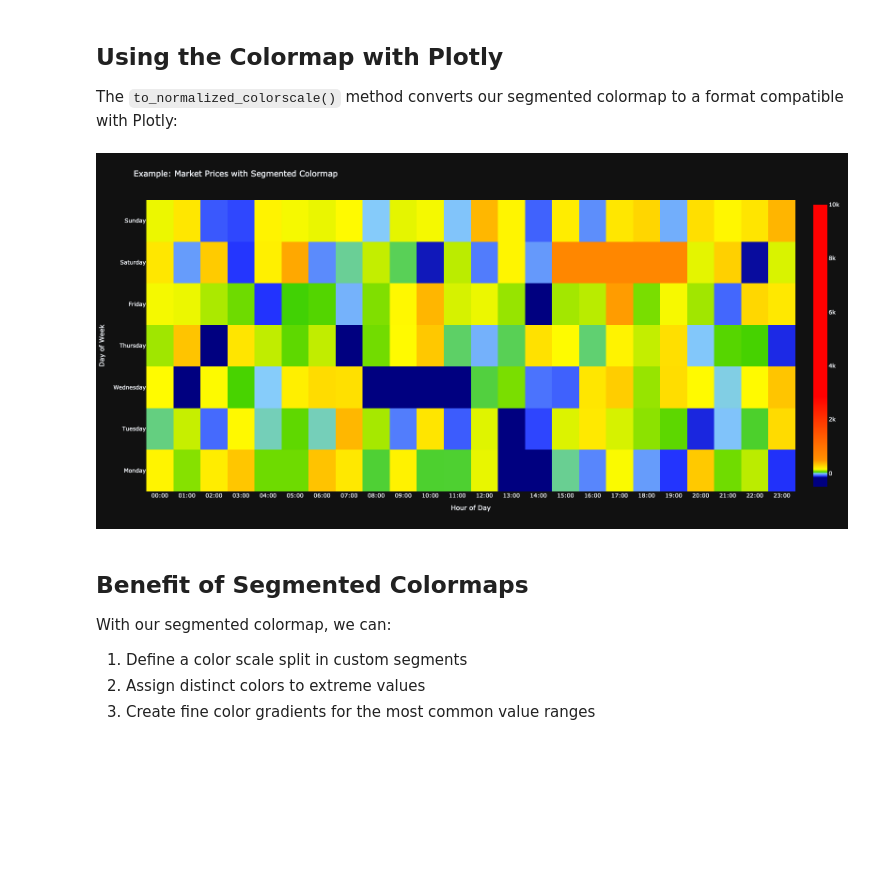
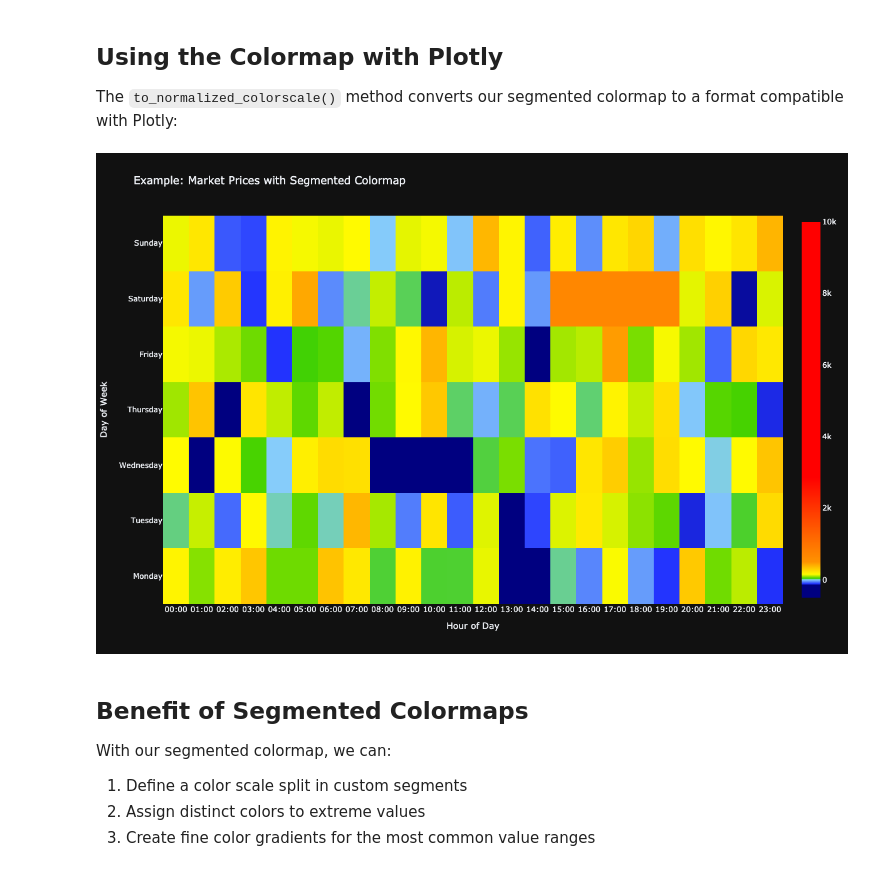
Before and after one commit to helgeesch/mescal-vanilla-studies, a Jupyter notebook: studies/study_01_intro_to_mescal/notebooks/mescal_302_segmented_colormap.ipynb, the cells around one changed output. Saved outputs shown, nothing was run; the diff lists cells and outputs as text; code cells hidden in the pictures; blank space fills up the shorter version.

```diff
--- a/studies/study_01_intro_to_mescal/notebooks/mescal_302_segmented_colormap.ipynb
+++ b/studies/study_01_intro_to_mescal/notebooks/mescal_302_segmented_colormap.ipynb
@@ -66,19 +97,16 @@ import os
 import numpy as np
 import folium
 import plotly.graph_objects as go
-import io
-from IPython.display import Image
-from PIL import Image as PILImage
 
 from mescal.visualizations.value_mapping_system import SegmentedContinuousColorscale
 from mescal.visualizations.folium_legend_system import ContinuousColorscaleLegend
 
 from vanilla.notebook_config import configure_clean_output_for_jupyter_notebook
+from vanilla.conditional_renderer import ConditionalRenderer
+
 
 configure_clean_output_for_jupyter_notebook()
-
-export_folder = 'studies/study_01_intro_to_mescal/non_versioned/output'
-os.makedirs(export_folder, exist_ok=True)
+renderer = ConditionalRenderer()
 # %%
 # Define our market price colormap segments
 price_segments = {
@@ -126,41 +146,34 @@ The `to_normalized_colorscale()` method converts our segmented colormap to a for
 # %%
 # Get the colorscale for Plotly
 plotly_colorscale = price_colorscale.to_normalized_colorscale(num_reference_points_per_segment=5)
 
 # Create some sample data with a range of price values
 np.random.seed(42)
 hours = 24
 days = 7
 z = np.random.normal(loc=100, scale=150, size=(days, hours))
 z[2, 8:12] = -200  # Add some extreme negative values
 z[5, 15:20] = 700  # Add some extreme positive values
 
 # Create a heatmap with our custom colorscale
 fig = go.Figure(data=go.Heatmap(
     z=z,
     x=[f"{h:02d}:00" for h in range(hours)],
     y=["Monday", "Tuesday", "Wednesday", "Thursday", "Friday", "Saturday", "Sunday"],
     colorscale=plotly_colorscale,
     zmin=-500,
     zmax=10000,
 ))
 
 fig.update_layout(
     title="Example: Market Prices with Segmented Colormap",
     xaxis_title="Hour of Day",
     yaxis_title="Day of Week",
 )
 
-# Save and display the image
-image_path = os.path.join(export_folder, 'segmented_colormap_plotly.png')
-fig.update_layout(height=800, width=1600)
-fig.write_image(image_path)
-Image(image_path)
-
-# Use this instead when you are running locally and want to view in your browser
-# fig.show(renderer='browser')
+renderer.show_plotly(fig)
 # %% [output]
-[figure, old version]
+[figure, new version]
 # %% [markdown]
 ## Benefit of Segmented Colormaps
 
```
Also changed, not shown: parts of 4 cells of this notebook, 8 other files.
